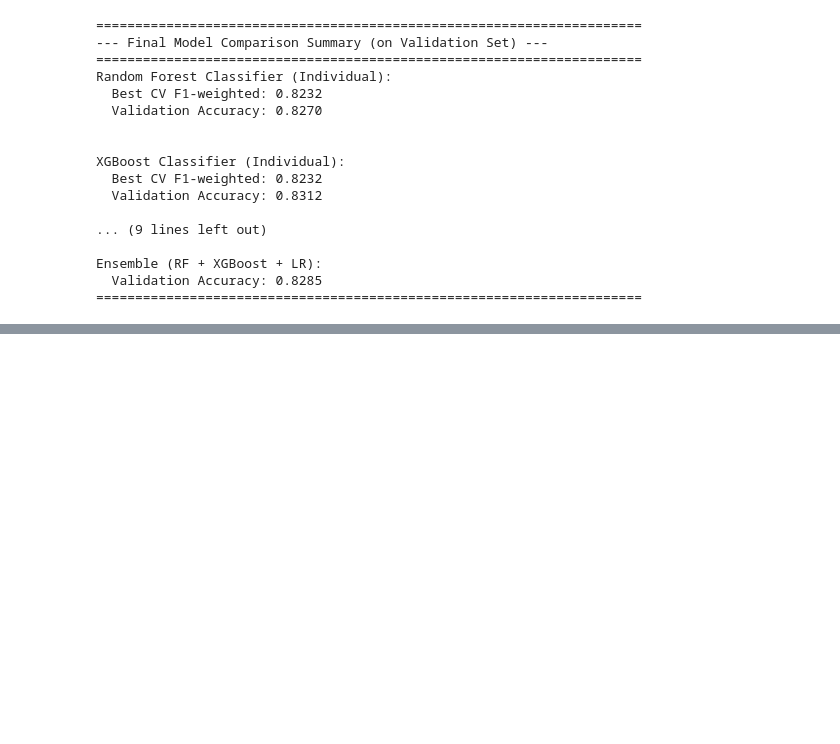
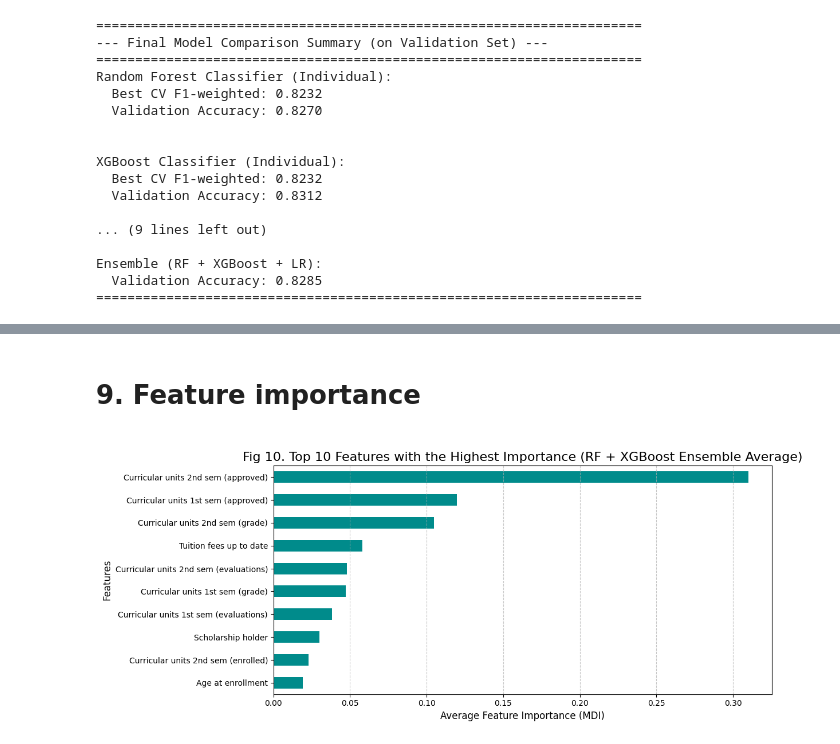
Before and after one commit to Milanomac/Classification-with-an-Academic-Success-Dataset, a Jupyter notebook: notebook.ipynb, the cells around one changed output, grey strips where cells are left out. Drawn from its saved outputs; the diff is of its cells as text; code cells hidden in the pictures; blank space fills up the shorter version.

```diff
--- a/notebook.ipynb
+++ b/notebook.ipynb
@@ -838,0 +838,40 @@ plt.show()
+# %% [markdown]
+# 9. Feature importance
+<a id="9"></a>
+# %%
+# Get feature importances from individual models
+rf_importances = best_rf_model.feature_importances_
+xgb_importances = best_xgb_model.feature_importances_
+
+# Check if feature importances arrays have the same length as X_train.columns
+if len(rf_importances) != len(X_train.columns) or len(xgb_importances) != len(X_train.columns):
+    raise ValueError("Feature importances array length mismatch with X_train.columns. "
+                     "Ensure models were trained on the same number of features as X_train.")
+# %%
+# Average the feature importances
+ensemble_importances = (rf_importances + xgb_importances) / 2
+
+# Create a pd.Series of features importances
+importances = pd.Series(data=ensemble_importances,
+                        index=X_train.columns) # Use X_train.columns for readable names
+
+# Sort importances
+importances_sorted = importances.sort_values(ascending=True) # Sort ascending to plot largest at top
+
+# Show top 10 features
+num_features = len(importances_sorted)
+top_n = min(10, num_features)
+
+top_30_importances = importances_sorted[-top_n:] # Select the last 'top_n' values
+
+# horizontal barplot
+plt.figure(figsize=(12, min(8, top_n * 0.5))) # Adjust height based on number of features
+top_30_importances.plot(kind='barh', color='darkcyan') # Changed color for variety
+plt.title(f'Fig 10. Top {top_n} Features with the Highest Importance (RF + XGBoost Ensemble Average)', fontsize=16)
+plt.xlabel('Average Feature Importance (MDI)', fontsize=12)
+plt.ylabel('Features', fontsize=12)
+plt.grid(axis='x', linestyle='--', alpha=0.7)
+plt.tight_layout() # Adjust layout to prevent labels from overlapping
+plt.show()
+# %% [output]
+[figure, added]
```
Also changed, not shown: parts of 18 cells of this notebook.
